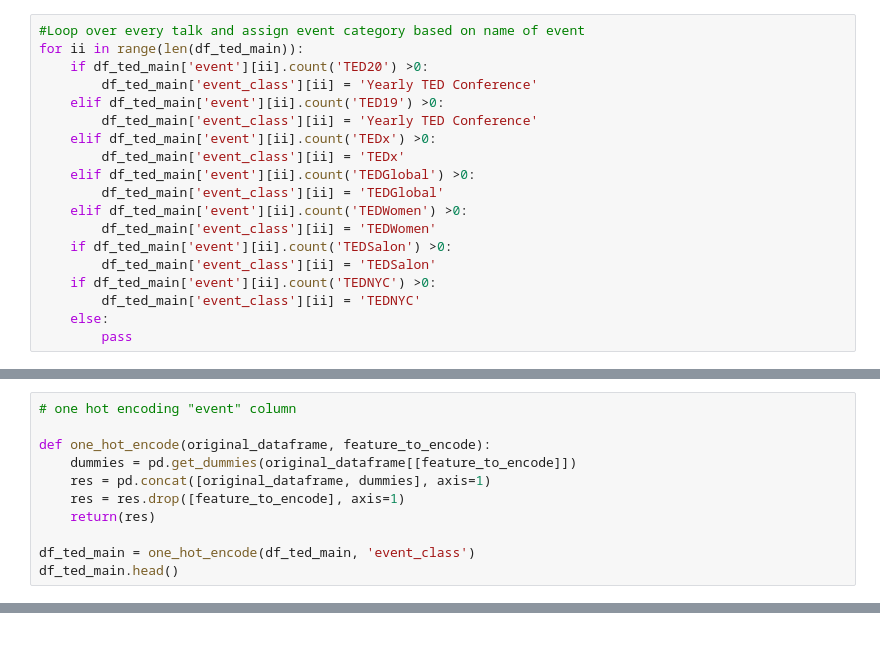
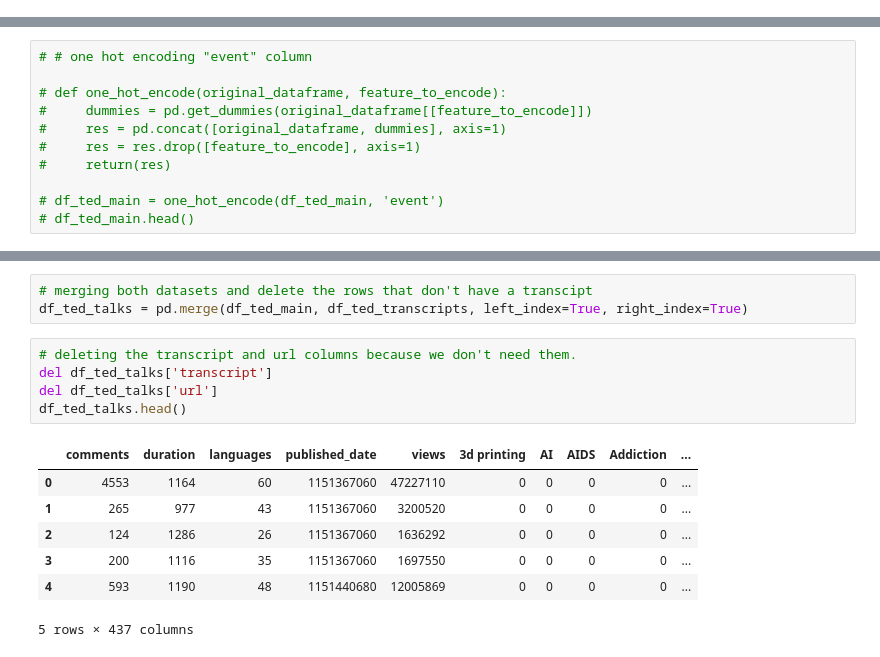
Before and after one commit to Avisikta-Majumdar/TedTalksAnalysis, a Jupyter notebook: Emre's notebook.ipynb, the cells around one changed output, grey strips where cells are left out. Cells and saved outputs as stored; diff of their text form.

```diff
--- a/Emre's notebook.ipynb
+++ b/Emre's notebook.ipynb
@@ -74,19 +59,0 @@ df_ted_main['event_class'] = 'Other'
-# %%
-#Loop over every talk and assign event category based on name of event
-for ii in range(len(df_ted_main)):
-    if df_ted_main['event'][ii].count('TED20') >0:
-        df_ted_main['event_class'][ii] = 'Yearly TED Conference'
-    elif df_ted_main['event'][ii].count('TED19') >0:
-        df_ted_main['event_class'][ii] = 'Yearly TED Conference'
-    elif df_ted_main['event'][ii].count('TEDx') >0:
-        df_ted_main['event_class'][ii] = 'TEDx'
-    elif df_ted_main['event'][ii].count('TEDGlobal') >0:
-        df_ted_main['event_class'][ii] = 'TEDGlobal'
-    elif df_ted_main['event'][ii].count('TEDWomen') >0:
-        df_ted_main['event_class'][ii] = 'TEDWomen'
-    if df_ted_main['event'][ii].count('TEDSalon') >0:
-        df_ted_main['event_class'][ii] = 'TEDSalon'
-    if df_ted_main['event'][ii].count('TEDNYC') >0:
-        df_ted_main['event_class'][ii] = 'TEDNYC'
-    else:
-        pass
@@ -118,11 +60,11 @@ del df_ted_main['event']
 # %%
-# one hot encoding "event" column
+# # one hot encoding "event" column
 
-def one_hot_encode(original_dataframe, feature_to_encode):
-    dummies = pd.get_dummies(original_dataframe[[feature_to_encode]])
-    res = pd.concat([original_dataframe, dummies], axis=1)
-    res = res.drop([feature_to_encode], axis=1)
-    return(res)
+# def one_hot_encode(original_dataframe, feature_to_encode):
+#     dummies = pd.get_dummies(original_dataframe[[feature_to_encode]])
+#     res = pd.concat([original_dataframe, dummies], axis=1)
+#     res = res.drop([feature_to_encode], axis=1)
+#     return(res)
 
-df_ted_main = one_hot_encode(df_ted_main, 'event_class')
-df_ted_main.head()
+# df_ted_main = one_hot_encode(df_ted_main, 'event')
+# df_ted_main.head()
@@ -525,0 +105,16 @@ Accuracy: 99.68 %.
+# %%
+# merging both datasets and delete the rows that don't have a transcipt
+df_ted_talks = pd.merge(df_ted_main, df_ted_transcripts, left_index=True, right_index=True)
+# %%
+# deleting the transcript and url columns because we don't need them.
+del df_ted_talks['transcript']
+del df_ted_talks['url']
+df_ted_talks.head()
+# %% [output]
+|  | comments | duration | languages | published_date | views | 3d printing | AI | AIDS | Addiction | ... |
+| 0 | 4553 | 1164 | 60 | 1151367060 | 47227110 | 0 | 0 | 0 | 0 | ... |
+| 1 | 265 | 977 | 43 | 1151367060 | 3200520 | 0 | 0 | 0 | 0 | ... |
+| 2 | 124 | 1286 | 26 | 1151367060 | 1636292 | 0 | 0 | 0 | 0 | ... |
+| 3 | 200 | 1116 | 35 | 1151367060 | 1697550 | 0 | 0 | 0 | 0 | ... |
+| 4 | 593 | 1190 | 48 | 1151440680 | 12005869 | 0 | 0 | 0 | 0 | ... |
+5 rows × 437 columns
```
Also changed, not shown: parts of 63 cells of this notebook.
